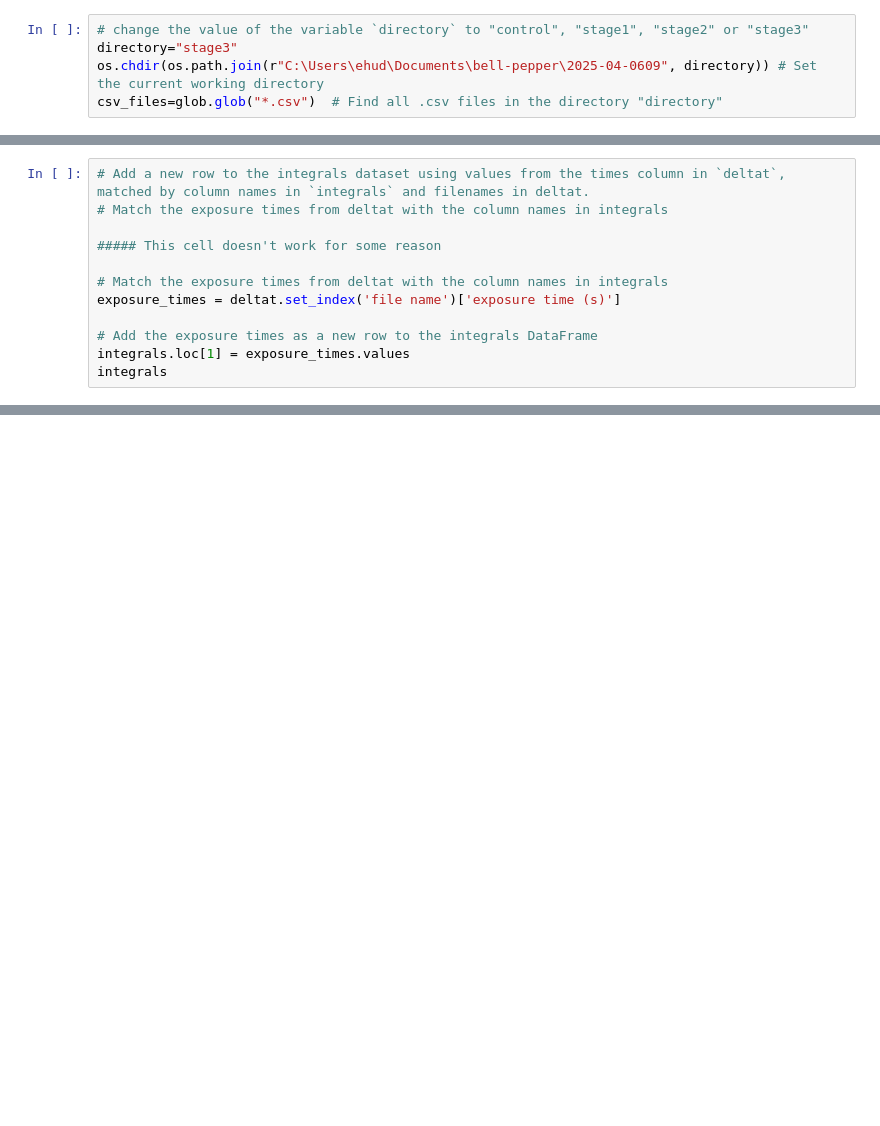
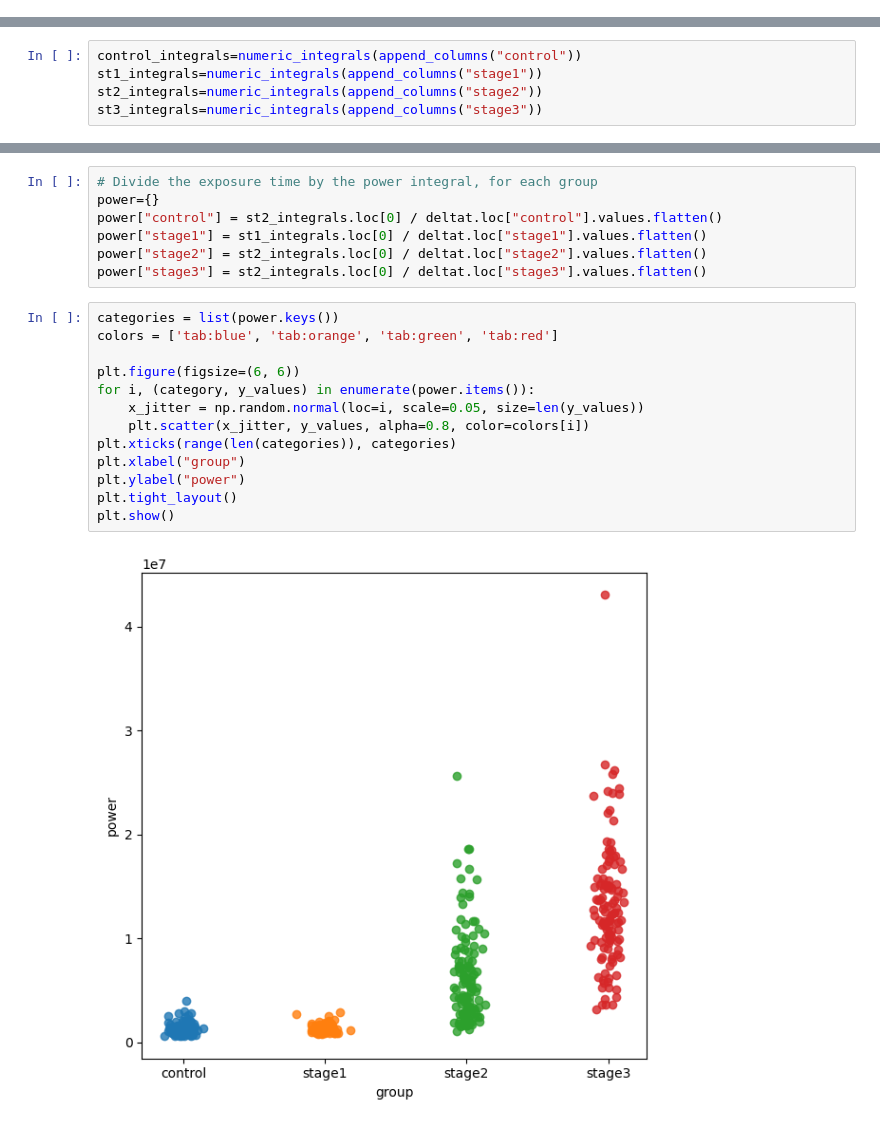
Before and after one commit to ehudbehar/bell-pepper, a Jupyter notebook: 2025-04-0609/data analysis.ipynb, the cells around one changed output, grey strips where cells are left out. Saved outputs shown, nothing was run; the diff lists cells and outputs as text; blank space fills up the shorter version.

Commit message:
add plots

```diff
--- a/2025-04-0609/data analysis.ipynb
+++ b/2025-04-0609/data analysis.ipynb
@@ -10,5 +8,0 @@ import numpy as np
-# %%
-# change the value of the variable `directory` to "control", "stage1", "stage2" or "stage3"
-directory="stage3"
-os.chdir(os.path.join(r"C:\Users\ehud\Documents\bell-pepper\2025-04-0609", directory)) # Set the current working directory
-csv_files=glob.glob("*.csv")  # Find all .csv files in the directory "directory"
@@ -89,0 +49,5 @@ integrals
+# %%
+control_integrals=numeric_integrals(append_columns("control"))
+st1_integrals=numeric_integrals(append_columns("stage1"))
+st2_integrals=numeric_integrals(append_columns("stage2"))
+st3_integrals=numeric_integrals(append_columns("stage3"))
@@ -114,12 +74,0 @@ deltat
-# %%
-# Add a new row to the integrals dataset using values from the times column in `deltat`, matched by column names in `integrals` and filenames in deltat.
-# Match the exposure times from deltat with the column names in integrals
-
-##### This cell doesn't work for some reason
-
-# Match the exposure times from deltat with the column names in integrals
-exposure_times = deltat.set_index('file name')['exposure time (s)']
-
-# Add the exposure times as a new row to the integrals DataFrame
-integrals.loc[1] = exposure_times.values
-integrals
@@ -222,0 +75,22 @@ Current working directory is
+# %%
+# Divide the exposure time by the power integral, for each group
+power={}
+power["control"] = st2_integrals.loc[0] / deltat.loc["control"].values.flatten()
+power["stage1"] = st1_integrals.loc[0] / deltat.loc["stage1"].values.flatten()
+power["stage2"] = st2_integrals.loc[0] / deltat.loc["stage2"].values.flatten()
+power["stage3"] = st2_integrals.loc[0] / deltat.loc["stage3"].values.flatten()
+# %%
+categories = list(power.keys())
+colors = ['tab:blue', 'tab:orange', 'tab:green', 'tab:red']
+
+plt.figure(figsize=(6, 6))
+for i, (category, y_values) in enumerate(power.items()):
+    x_jitter = np.random.normal(loc=i, scale=0.05, size=len(y_values))
+    plt.scatter(x_jitter, y_values, alpha=0.8, color=colors[i])
+plt.xticks(range(len(categories)), categories)
+plt.xlabel("group")
+plt.ylabel("power")
+plt.tight_layout()
+plt.show()
+# %% [output]
+[figure, added]
```
Also changed, not shown: parts of 16 cells of this notebook, 3 other files.
